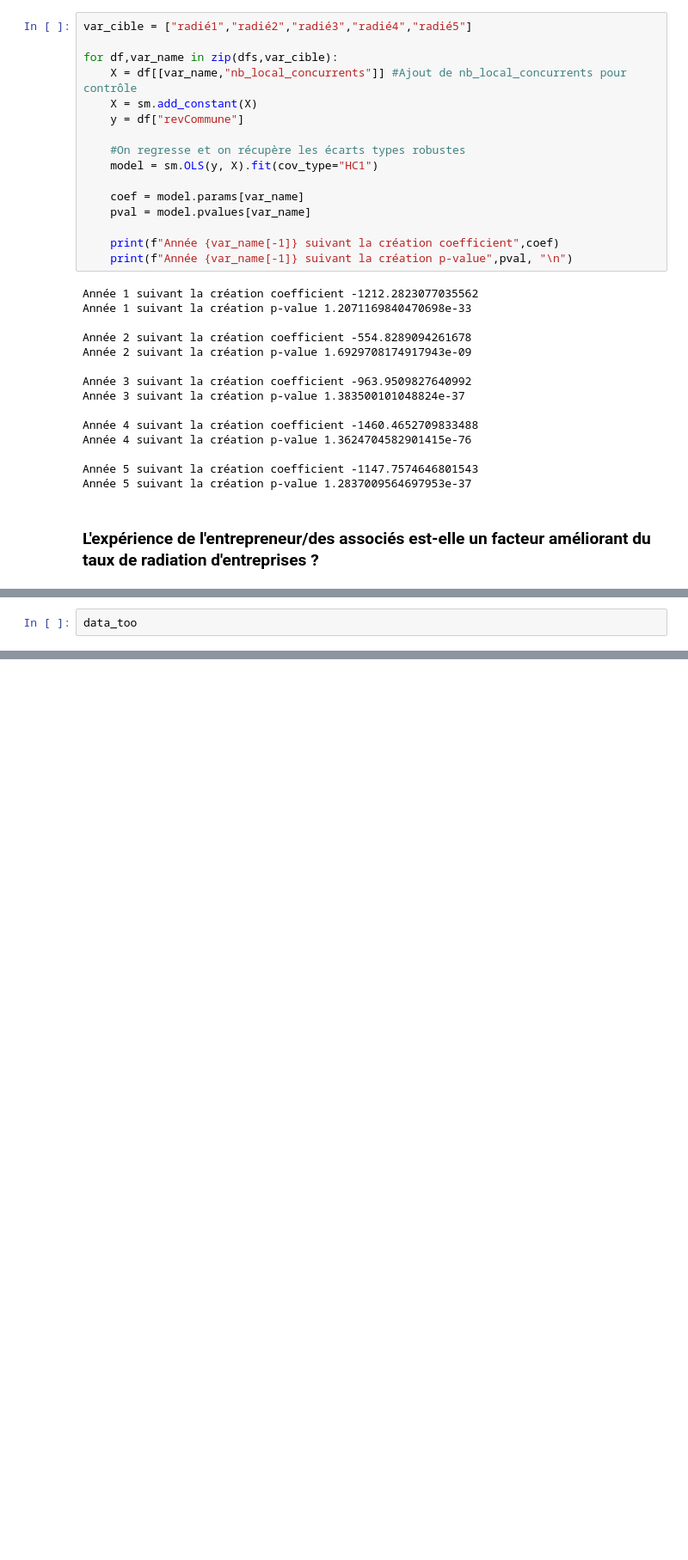
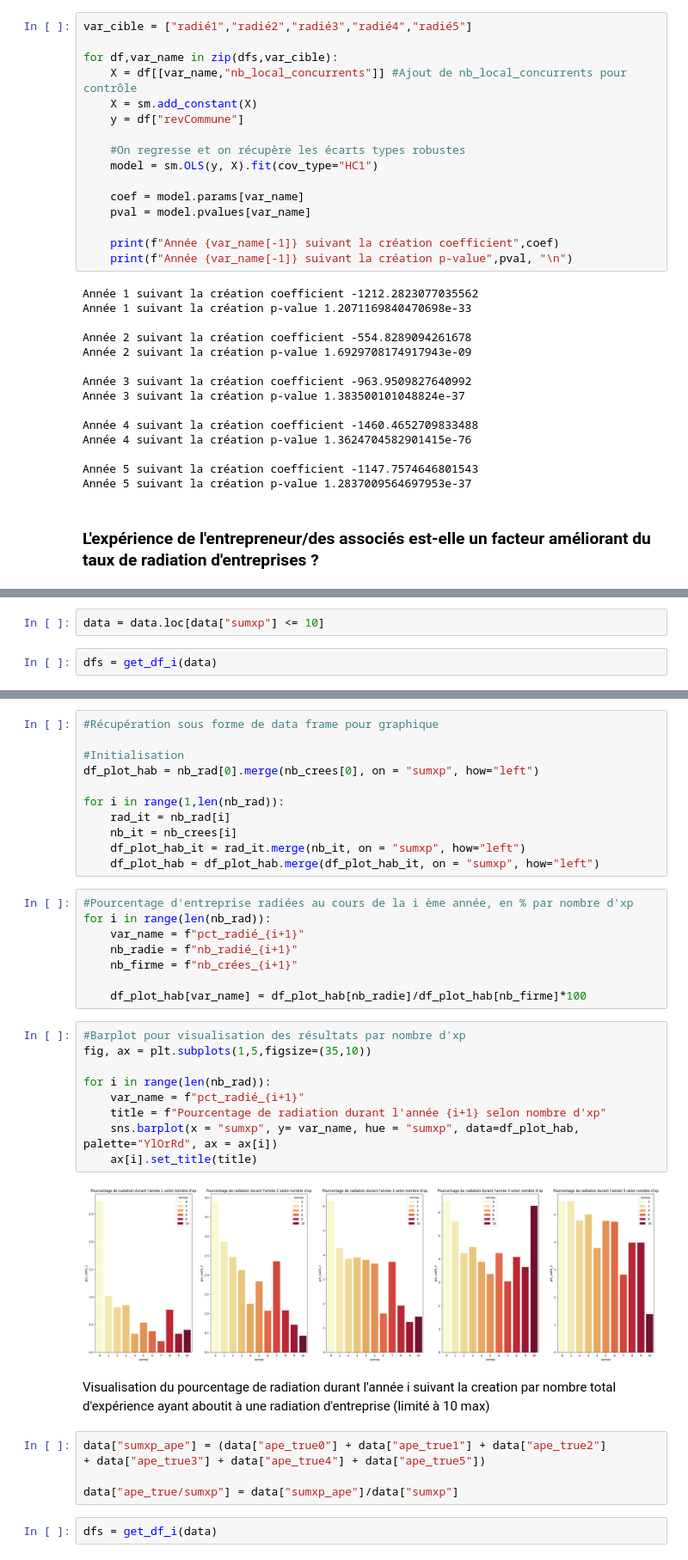
Before and after one commit to guillaume77176/JeMeLance, a Jupyter notebook: notebooks/Analyse_RNE.ipynb, the cells around one changed output, grey strips where cells are left out. Shown at 86% size. Saved outputs shown, nothing was run; the diff lists cells and outputs as text; blank space fills up the shorter version.

```diff
--- a/notebooks/Analyse_RNE.ipynb
+++ b/notebooks/Analyse_RNE.ipynb
@@ -830,2 +844,4 @@ data = pd.concat([data_mor,data_p])
+# %%
+data = data.loc[data["sumxp"] <= 10]
 # %%
-data_too
+dfs = get_df_i(data)
@@ -845,0 +871,39 @@ data_too
+# %%
+#Récupération sous forme de data frame pour graphique
+
+#Initialisation
+df_plot_hab = nb_rad[0].merge(nb_crees[0], on = "sumxp", how="left")
+
+for i in range(1,len(nb_rad)):
+    rad_it = nb_rad[i]
+    nb_it = nb_crees[i]
+    df_plot_hab_it = rad_it.merge(nb_it, on = "sumxp", how="left")
+    df_plot_hab = df_plot_hab.merge(df_plot_hab_it, on = "sumxp", how="left")
+# %%
+#Pourcentage d'entreprise radiées au cours de la i ème année, en % par nombre d'xp
+for i in range(len(nb_rad)):
+    var_name = f"pct_radié_{i+1}"
+    nb_radie = f"nb_radié_{i+1}"
+    nb_firme = f"nb_crées_{i+1}"
+
+    df_plot_hab[var_name] = df_plot_hab[nb_radie]/df_plot_hab[nb_firme]*100
+# %%
+#Barplot pour visualisation des résultats par nombre d'xp
+fig, ax = plt.subplots(1,5,figsize=(35,10))
+
+for i in range(len(nb_rad)):
+    var_name = f"pct_radié_{i+1}"
+    title = f"Pourcentage de radiation durant l'année {i+1} selon nombre d'xp"
+    sns.barplot(x = "sumxp", y= var_name, hue = "sumxp", data=df_plot_hab, palette="YlOrRd", ax = ax[i])
+    ax[i].set_title(title)
+# %% [output]
+[figure, added]
+# %% [markdown]
+Visualisation du pourcentage de radiation durant l'année i suivant la creation par nombre total d'expérience ayant aboutit à une radiation d'entreprise (limité à 10 max)
+# %%
+data["sumxp_ape"] = (data["ape_true0"] + data["ape_true1"] + data["ape_true2"]
++ data["ape_true3"] + data["ape_true4"] + data["ape_true5"])
+
+data["ape_true/sumxp"] = data["sumxp_ape"]/data["sumxp"]
+# %%
+dfs = get_df_i(data)
```
Also changed, not shown: parts of 36 cells of this notebook, 1 other file.
